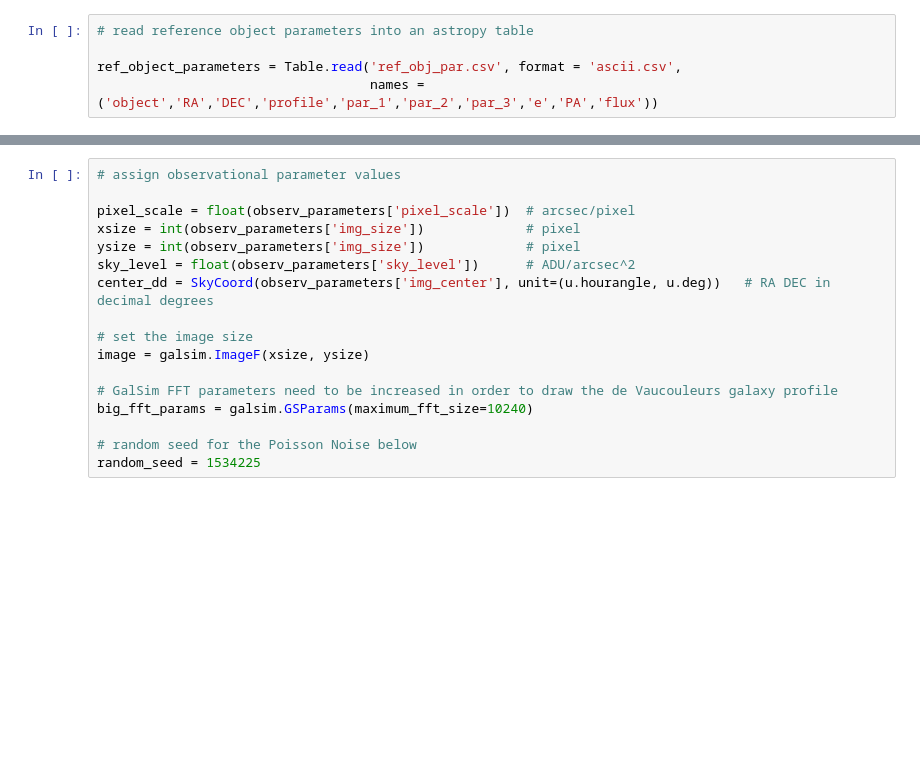
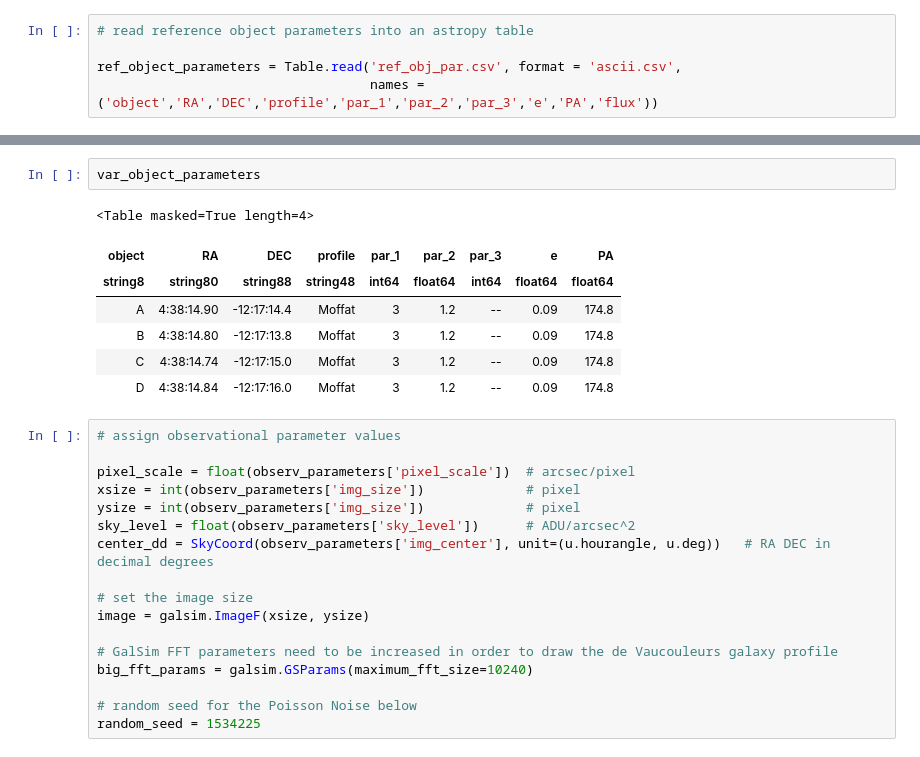
Before and after one commit to lmoustakas/lcolens, a Jupyter notebook: python/anb/Simulator.ipynb, the cells around one changed output, grey strips where cells are left out. Drawn from its saved outputs; the diff is of its cells as text; blank space fills up the shorter version.

```diff
--- a/python/anb/Simulator.ipynb
+++ b/python/anb/Simulator.ipynb
@@ -43,3 +147,13 @@ ref_object_parameters = Table.read('ref_obj_par.csv', format = 'ascii.csv',
+# %%
+var_object_parameters
+# %% [output]
+<Table masked=True length=4>
+| object | RA | DEC | profile | par_1 | par_2 | par_3 | e | PA |
+| string8 | string80 | string88 | string48 | int64 | float64 | int64 | float64 | float64 |
+| A | 4:38:14.90 | -12:17:14.4 | Moffat | 3 | 1.2 | -- | 0.09 | 174.8 |
+| B | 4:38:14.80 | -12:17:13.8 | Moffat | 3 | 1.2 | -- | 0.09 | 174.8 |
+| C | 4:38:14.74 | -12:17:15.0 | Moffat | 3 | 1.2 | -- | 0.09 | 174.8 |
+| D | 4:38:14.84 | -12:17:16.0 | Moffat | 3 | 1.2 | -- | 0.09 | 174.8 |
 # %%
 # assign observational parameter values
 
```
Also changed, not shown: parts of 4 cells of this notebook.
